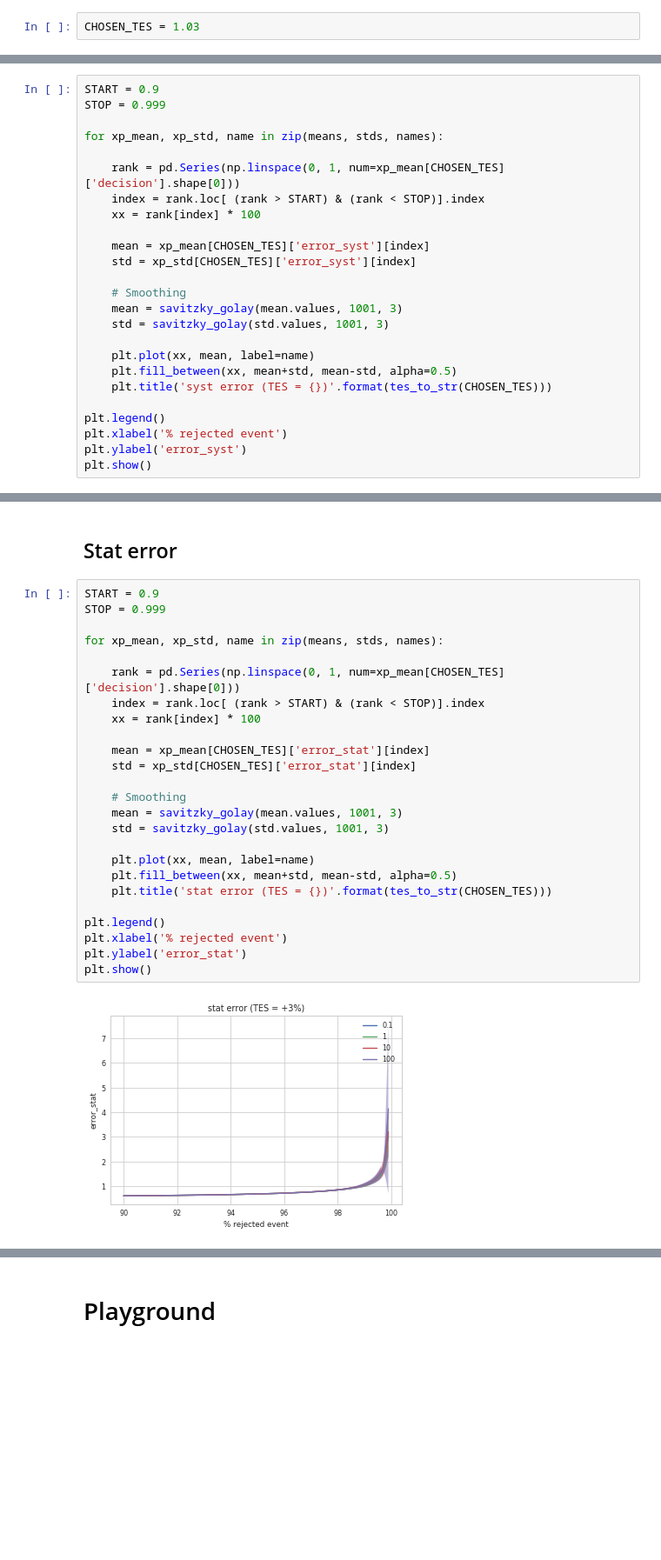
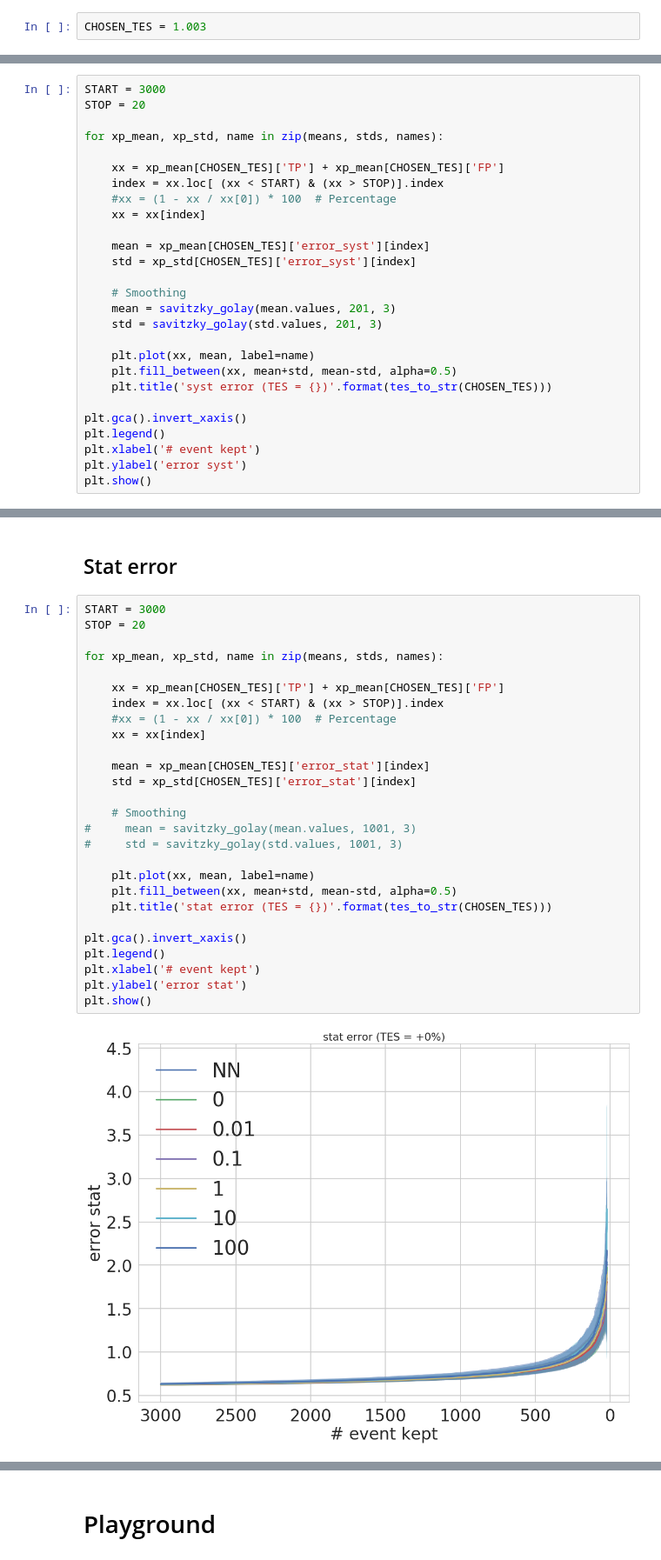
Before and after one commit to victor-estrade/SystMLXP, a Jupyter notebook: HIGGS-UCI_Plots-PAN-vs-trade-off.ipynb, the cells around one changed output, grey strips where cells are left out. Shown at 87% size. Drawn from its saved outputs; the diff is of its cells as text; blank space fills up the shorter version.

```diff
--- a/HIGGS-UCI_Plots-PAN-vs-trade-off.ipynb
+++ b/HIGGS-UCI_Plots-PAN-vs-trade-off.ipynb
@@ -267,5 +348,5 @@ def tes_to_str(TES):
 # %% [markdown]
 ## Graphics
 # %%
-CHOSEN_TES = 1.03
+CHOSEN_TES = 1.003
 # %%
@@ -308,28 +388,30 @@ plt.show()
 # %% [markdown]
 ## Syst error
 # %%
-START = 0.9
-STOP = 0.999
+START = 3000
+STOP = 20
 
 for xp_mean, xp_std, name in zip(means, stds, names):
 
-    rank = pd.Series(np.linspace(0, 1, num=xp_mean[CHOSEN_TES]['decision'].shape[0]))
-    index = rank.loc[ (rank > START) & (rank < STOP)].index
-    xx = rank[index] * 100
+    xx = xp_mean[CHOSEN_TES]['TP'] + xp_mean[CHOSEN_TES]['FP']
+    index = xx.loc[ (xx < START) & (xx > STOP)].index
+    #xx = (1 - xx / xx[0]) * 100  # Percentage
+    xx = xx[index]
 
     mean = xp_mean[CHOSEN_TES]['error_syst'][index]
     std = xp_std[CHOSEN_TES]['error_syst'][index]
 
     # Smoothing
-    mean = savitzky_golay(mean.values, 1001, 3)
-    std = savitzky_golay(std.values, 1001, 3)
+    mean = savitzky_golay(mean.values, 201, 3)
+    std = savitzky_golay(std.values, 201, 3)
 
     plt.plot(xx, mean, label=name)
     plt.fill_between(xx, mean+std, mean-std, alpha=0.5)
     plt.title('syst error (TES = {})'.format(tes_to_str(CHOSEN_TES)))
 
+plt.gca().invert_xaxis()
 plt.legend()
-plt.xlabel('% rejected event')
-plt.ylabel('error_syst')
+plt.xlabel('# event kept')
+plt.ylabel('error syst')
 plt.show()
 # %% [output]
@@ -337,29 +419,31 @@ plt.show()
 # %% [markdown]
 ## Stat error
 # %%
-START = 0.9
-STOP = 0.999
+START = 3000
+STOP = 20
 
 for xp_mean, xp_std, name in zip(means, stds, names):
 
-    rank = pd.Series(np.linspace(0, 1, num=xp_mean[CHOSEN_TES]['decision'].shape[0]))
-    index = rank.loc[ (rank > START) & (rank < STOP)].index
-    xx = rank[index] * 100
+    xx = xp_mean[CHOSEN_TES]['TP'] + xp_mean[CHOSEN_TES]['FP']
+    index = xx.loc[ (xx < START) & (xx > STOP)].index
+    #xx = (1 - xx / xx[0]) * 100  # Percentage
+    xx = xx[index]
 
     mean = xp_mean[CHOSEN_TES]['error_stat'][index]
     std = xp_std[CHOSEN_TES]['error_stat'][index]
 
     # Smoothing
-    mean = savitzky_golay(mean.values, 1001, 3)
-    std = savitzky_golay(std.values, 1001, 3)
+#     mean = savitzky_golay(mean.values, 1001, 3)
+#     std = savitzky_golay(std.values, 1001, 3)
 
     plt.plot(xx, mean, label=name)
     plt.fill_between(xx, mean+std, mean-std, alpha=0.5)
     plt.title('stat error (TES = {})'.format(tes_to_str(CHOSEN_TES)))
 
+plt.gca().invert_xaxis()
 plt.legend()
-plt.xlabel('% rejected event')
-plt.ylabel('error_stat')
+plt.xlabel('# event kept')
+plt.ylabel('error stat')
 plt.show()
 # %% [output]
-[figure, old version]
+[figure, new version]
```
Also changed, not shown: parts of 23 cells of this notebook, 15 other files.
